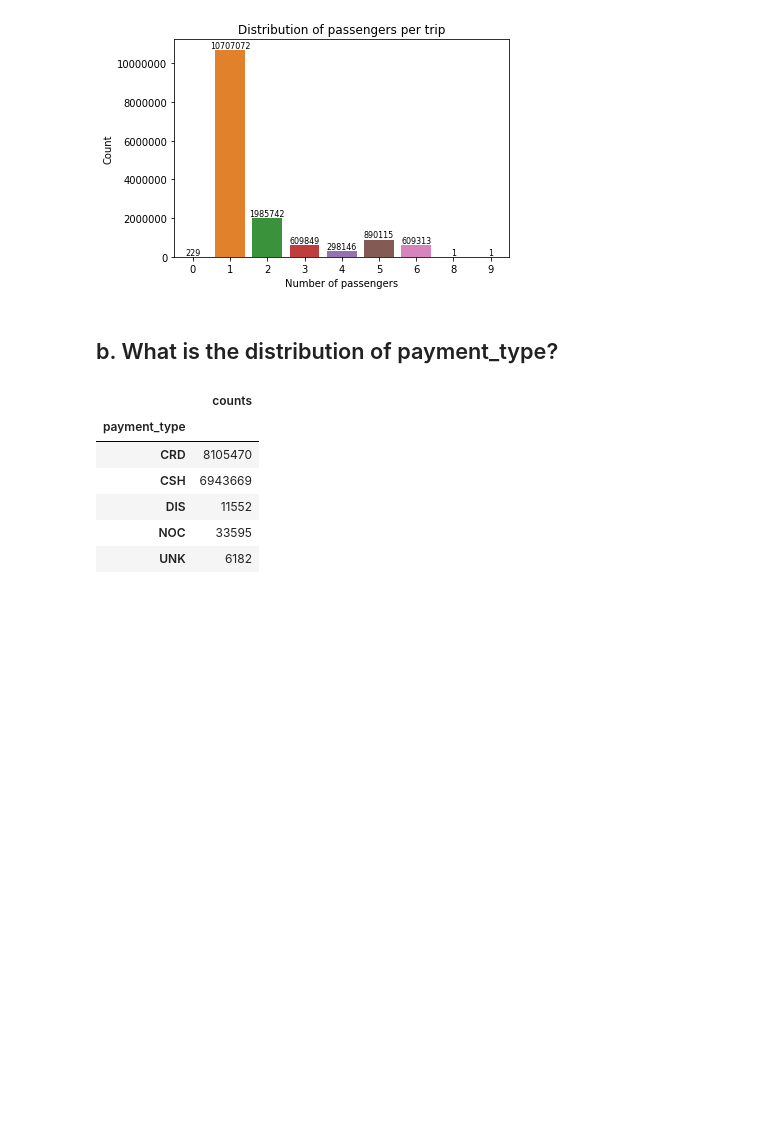
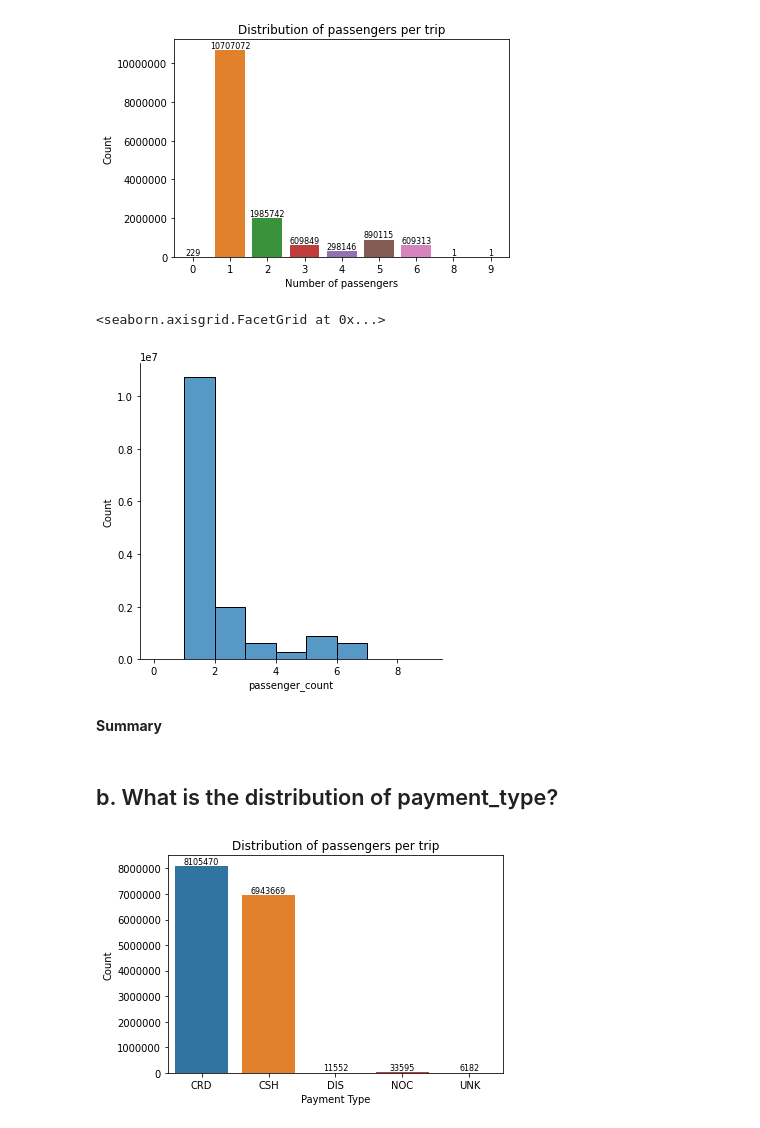
Before and after one commit to jarrydharris/NYC_taxi, a Jupyter notebook: cba_questions.ipynb, the cells around one changed output. Saved outputs shown, nothing was run; the diff lists cells and outputs as text; code cells hidden in the pictures; blank space fills up the shorter version.

```diff
--- a/cba_questions.ipynb
+++ b/cba_questions.ipynb
@@ -26,6 +39,13 @@ passenger_plot.bar_label(passenger_plot.containers[0], size=8, fmt="%d")
 plt.show()
 # %% [output]
 [figure]
+# %%
+sns.displot(data = clean_data, x = "passenger_count", kind="hist", bins = [0,1,2,3,4,5,6,7,8,9])
+# %% [output]
+<seaborn.axisgrid.FacetGrid at 0x...>
+[figure, added]
+# %% [markdown]
+**Summary**
 # %% [markdown]
 ## b. What is the distribution of payment_type?
 # %%
@@ -34,10 +55,15 @@ payment_dist = pd.DataFrame(payment_dist).rename(columns={"medallion": "counts"}
 # %%
-payment_dist
+payment_plot = sns.barplot(data=payment_dist,
+                           x = "payment_type",
+                           y = "counts")
+plt.title("Distribution of passengers per trip")
+payment_plot.set_xlabel("Payment Type")
+payment_plot.set_ylabel("Count")
+plt.ticklabel_format(style='plain',
+                     axis='y')
+payment_plot.bar_label(payment_plot.containers[0],
+                         size=8,
+                         fmt="%d")
+plt.show()
 # %% [output]
-|  | counts |
-| payment_type |  |
-| CRD | 8105470 |
-| CSH | 6943669 |
-| DIS | 11552 |
-| NOC | 33595 |
-| UNK | 6182 |
+[figure, added]
```
Also changed, not shown: parts of 16 cells of this notebook, 3 other files.
